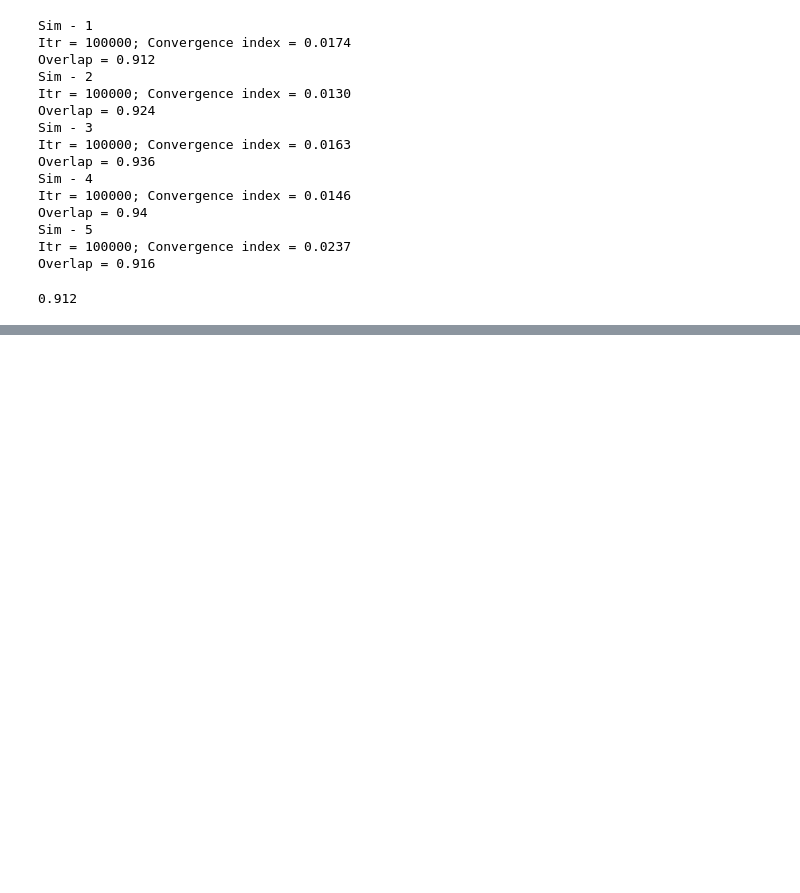
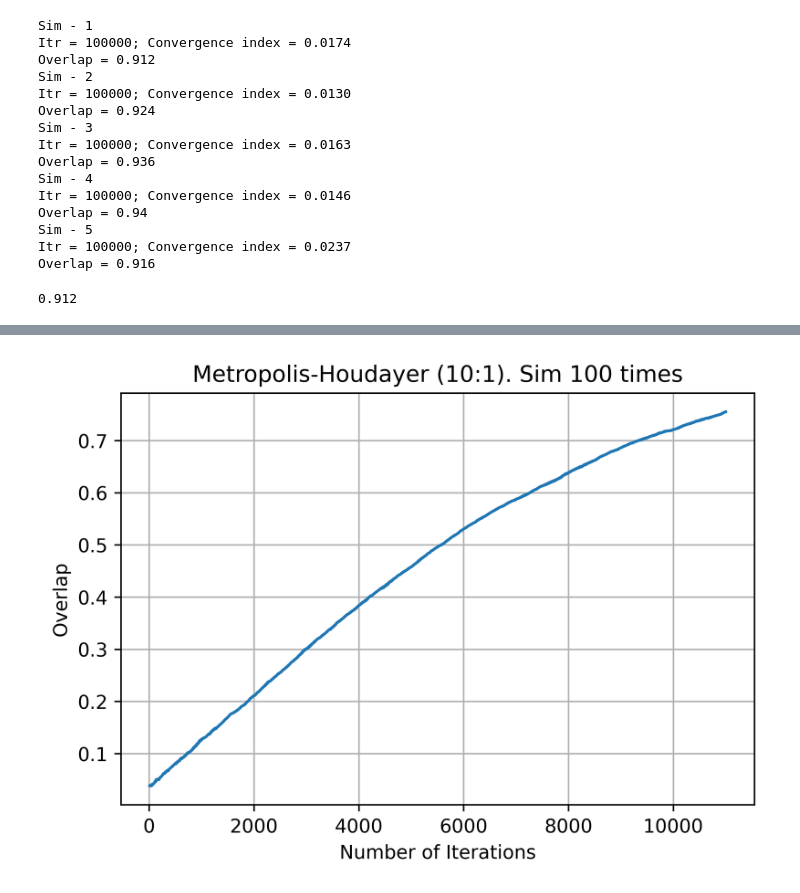
Before and after one commit to galannp/Markov, a Jupyter notebook: notebook/test_chun.ipynb, the cells around one changed output, grey strips where cells are left out. Drawn from its saved outputs; the diff is of its cells as text; code cells hidden in the pictures; blank space fills up the shorter version.

```diff
--- a/notebook/test_chun.ipynb
+++ b/notebook/test_chun.ipynb
@@ -100,0 +101,8 @@ plot_sim(x=t,
+# %%
+plot_sim(x=t,
+         y=total_ov,
+         title=f'Metropolis-Houdayer ({m_steps}:{h_steps}). Sim {num_sims} times',
+         x_label='Number of Iterations',
+         y_label='Overlap' )
+# %% [output]
+[figure, added]
```
Also changed, not shown: parts of 4 cells of this notebook.
